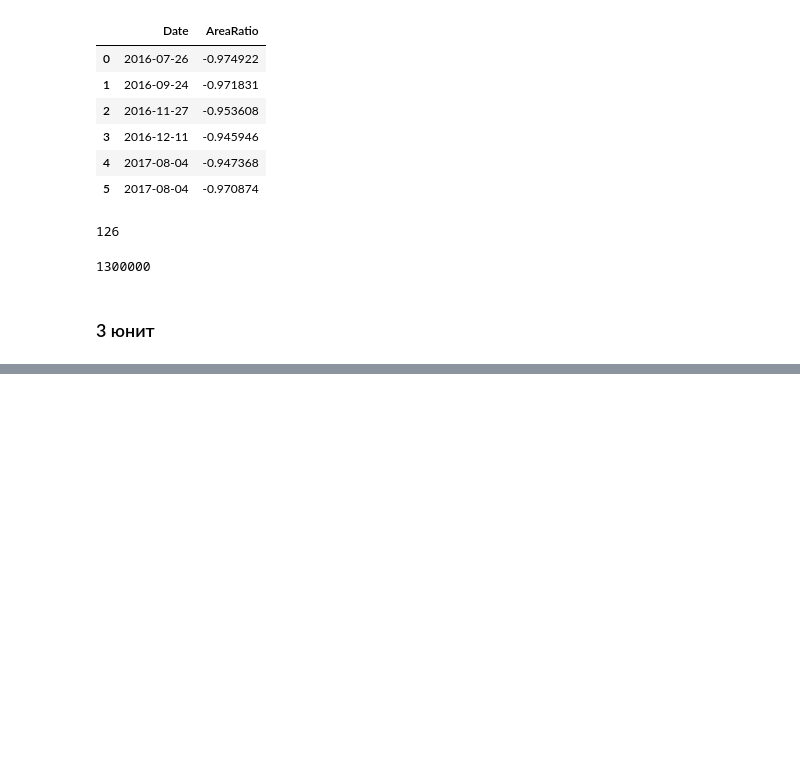
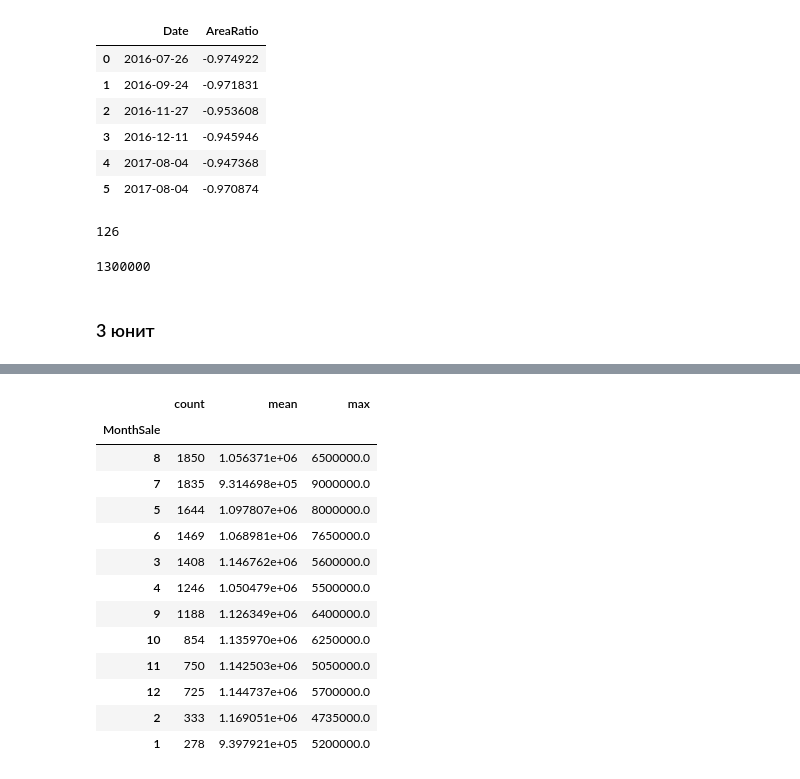
Before and after one commit to thetitorenko/sf_dspr_code, a Jupyter notebook: 01-block/05-python_12/05-python_12.ipynb, the cells around one changed output, grey strips where cells are left out. Cells and saved outputs as stored; diff of their text form; code cells hidden in the pictures; blank space fills up the shorter version.

```diff
--- a/01-block/05-python_12/05-python_12.ipynb
+++ b/01-block/05-python_12/05-python_12.ipynb
@@ -176,0 +218,20 @@ round(df_sorted.loc[18, 'Price'])
+# %%
+# Найдем кол-во продаж, среднее, и макс. цены объектов сгруппированных по месяцу продажи
+# и отсортируем по убыванию кол-ва продаж
+melb_df.groupby(by='MonthSale')['Price'].agg(
+    ['count', 'mean', 'max']).sort_values(by='count', ascending=False)
+# %% [output]
+|  | count | mean | max |
+| MonthSale |  |  |  |
+| 8 | 1850 | 1.056371e+06 | 6500000.0 |
+| 7 | 1835 | 9.314698e+05 | 9000000.0 |
+| 5 | 1644 | 1.097807e+06 | 8000000.0 |
+| 6 | 1469 | 1.068981e+06 | 7650000.0 |
+| 3 | 1408 | 1.146762e+06 | 5600000.0 |
+| 4 | 1246 | 1.050479e+06 | 5500000.0 |
+| 9 | 1188 | 1.126349e+06 | 6400000.0 |
+| 10 | 854 | 1.135970e+06 | 6250000.0 |
+| 11 | 750 | 1.142503e+06 | 5050000.0 |
+| 12 | 725 | 1.144737e+06 | 5700000.0 |
+| 2 | 333 | 1.169051e+06 | 4735000.0 |
+| 1 | 278 | 9.397921e+05 | 5200000.0 |
```
Also changed, not shown: parts of 9 cells of this notebook.
